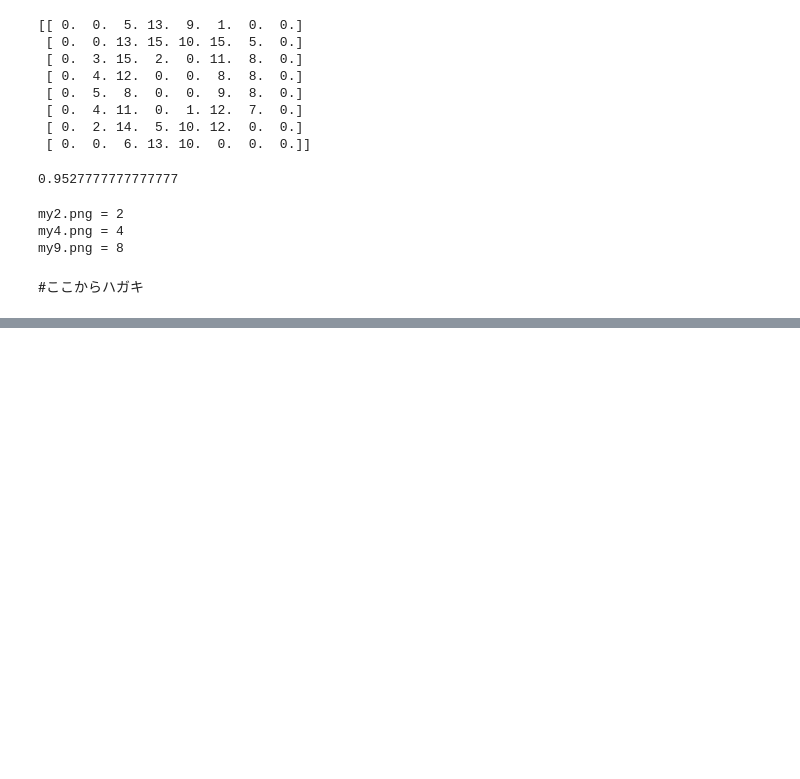
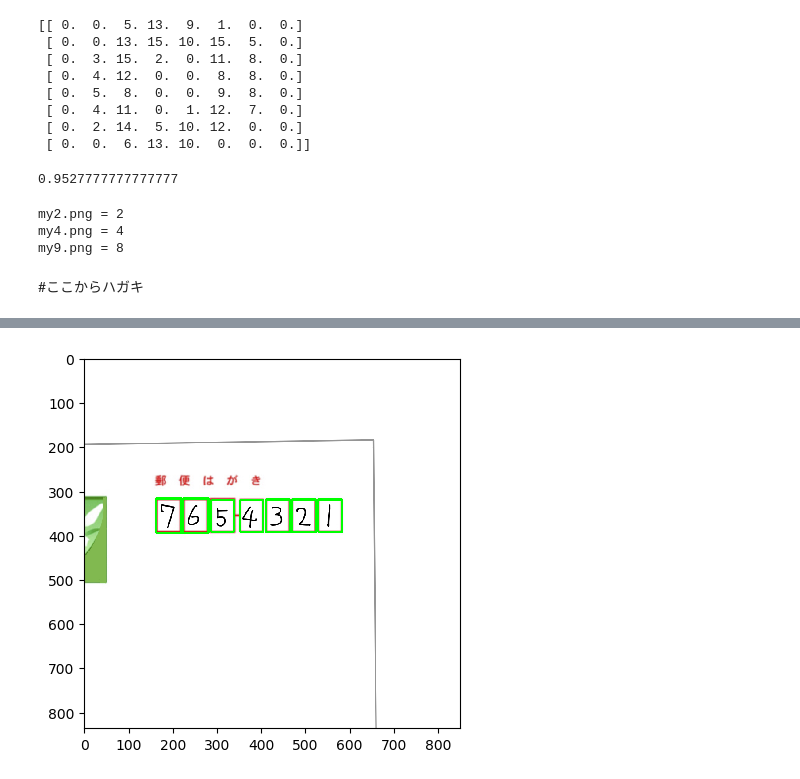
Before and after one commit to yotamaruyama/python_AI_zyugyou, a Jupyter notebook: opencv.ipynb, the cells around one changed output, grey strips where cells are left out. Cells and saved outputs as stored; diff of their text form; code cells hidden in the pictures; blank space fills up the shorter version.

```diff
--- a/opencv.ipynb
+++ b/opencv.ipynb
@@ -338,0 +376,53 @@ my9.png = 8
+# %%
+import cv2
+import matplotlib.pyplot as plt
+
+#ハガキ画像から郵便番号領域を抽出する関数
+def detect_zipno(fname):
+    #画像を読み込む
+    img = cv2.imread(fname)
+    #画像のサイズを求める
+    h,w = img.shape[:2]
+    #画像の右上のみ抽出する
+    img = img[0:h//2, w//3:]
+
+    #画像を二値化
+    gray = cv2.cvtColor(img, cv2.COLOR_BGR2GRAY)
+    gray = cv2.GaussianBlur(gray, (3,3), 0)
+    im2 = cv2.threshold(gray,140,255,cv2.THRESH_BINARY_INV)[1]
+
+    #輪郭を抽出
+    cnts = cv2.findContours(im2, cv2.RETR_LIST, cv2.CHAIN_APPROX_SIMPLE)[0]
+
+    #抽出した輪郭を単純なリストに変換
+    result = []
+    for pt in cnts:
+        x,y,w,h = cv2.boundingRect(pt)
+        #大きすぎる小さすぎる領域を除去
+        if not(50<w<70): continue
+        result.append([x,y,w,h])
+    #抽出した輪郭が左側から並ぶようソート
+    result = sorted(result, key=lambda x: x[0])
+    #抽出した輪郭が近すぎるものを除去
+    result2 = []
+    lastx = -100
+    for x,y,w,h in result:
+        if (x - lastx) < 10: continue
+        result2.append([x,y,w,h])
+        lastx = x
+
+    #緑色の枠を描画
+    for x,y,w,h in result2:
+        cv2.rectangle(img,(x,y),(x+w,y+h),(0,255,0),3)
+    return result2, img
+
+if __name__ == '__main__':
+    #ハガキ画像ｗ指定して領域を抽出
+    cnts, img = detect_zipno("letter01.png")
+
+    #画面に抽出結果を描画
+    plt.imshow(cv2.cvtColor(img, cv2.COLOR_BGR2RGB))
+    plt.savefig("detect-zip.png", dpi=200)
+    plt.show()
+# %% [output]
+[figure, added]
```
Also changed, not shown: parts of 2 cells of this notebook, 5 other files.
